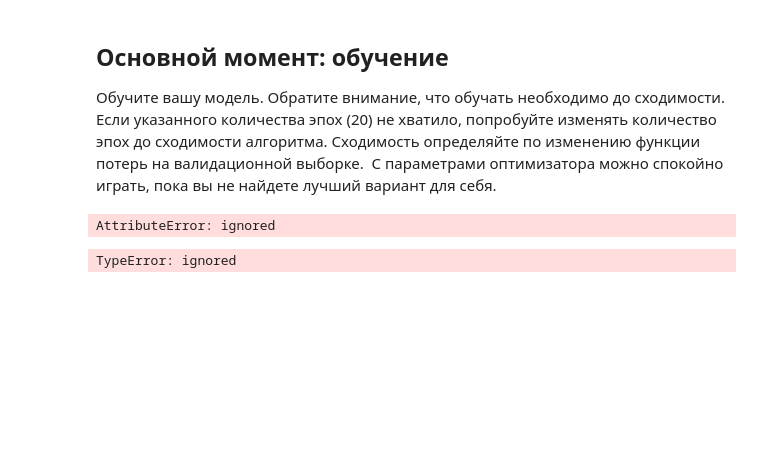
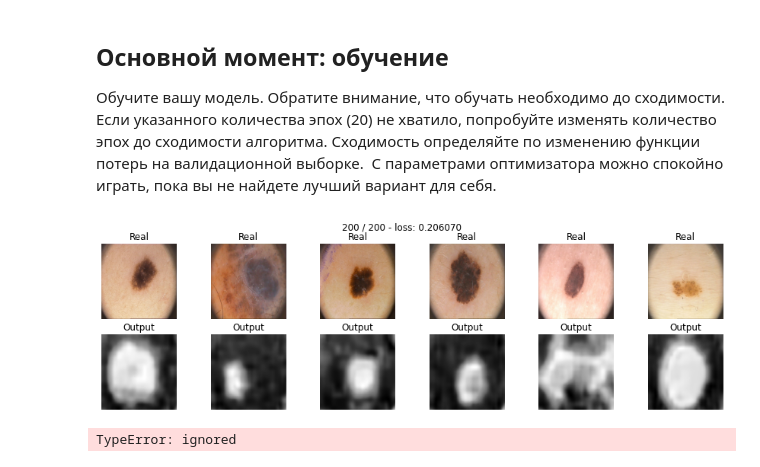
Before and after one commit to Andrey-Epifanov-k721/conv_networks, a Jupyter notebook: Семантическая_сегментация_v2.ipynb, the cells around one changed output. Drawn from its saved outputs; the diff is of its cells as text; code cells hidden in the pictures; blank space fills up the shorter version.

```diff
--- a/Семантическая_сегментация_v2.ipynb
+++ b/Семантическая_сегментация_v2.ipynb
@@ -244,9 +246,10 @@ class SegNet(nn.Module):
 
         self.dec_conv3 = nn.Sequential(
             nn.Upsample(size=(258,258), mode = 'nearest'), # 128 -> 258
-            nn.Conv2d(in_channels=8, out_channels=1, kernel_size=3), # 258 -> 256
-            nn.ReLU())
-        self.BatchNorm5 = nn.BatchNorm2d(1)
+            nn.Conv2d(in_channels=8, out_channels=1, kernel_size=3)) # 258 -> 256
+            # nn.ReLU(),
+            # nn.Softmax())
+        #self.BatchNorm5 = nn.BatchNorm2d(1)
 
 
     def forward(self, x):
@@ -265,6 +268,7 @@ class SegNet(nn.Module):
         x = self.dec_conv2(x)
         x = self.dec_conv3(x)
 
+
         return x
 # %% [markdown]
 ## Метрика
@@ -414,11 +419,14 @@ def score_model(model, metric, data):
 # %%
 model = SegNet().to(device)
 # %%
-max_epochs = 20
-optim = optim.Adam(model.parameters())
-train(model, optim, bce_loss, max_epochs, data_tr, data_val)
+max_epochs = 200
+optimizer = optim.Adam(model.parameters(), lr=0.001)
+# optimizer = optim.SGD(model.parameters(), lr=0.01, momentum=0.9)
+
+torch.cuda.empty_cache()
+train(model, optimizer, bce_loss, max_epochs, data_tr, data_val)
 # %% [output]
-AttributeError: ignored
+[figure, added]
 # %%
 score_model(model, iou_pytorch, data_val)
 # %% [output]
```
Also changed, not shown: parts of 3 cells of this notebook.
